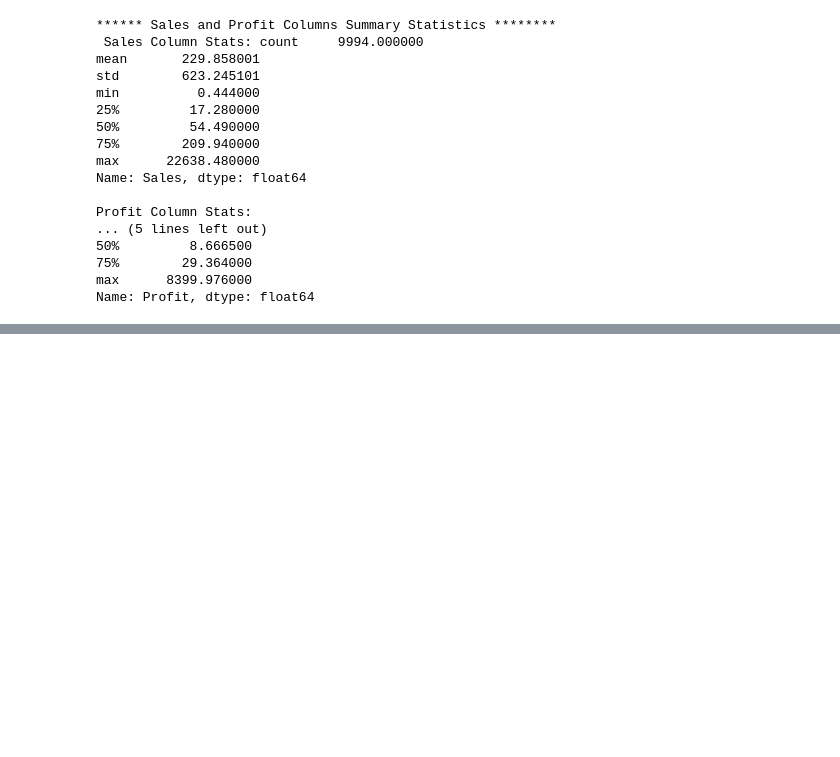
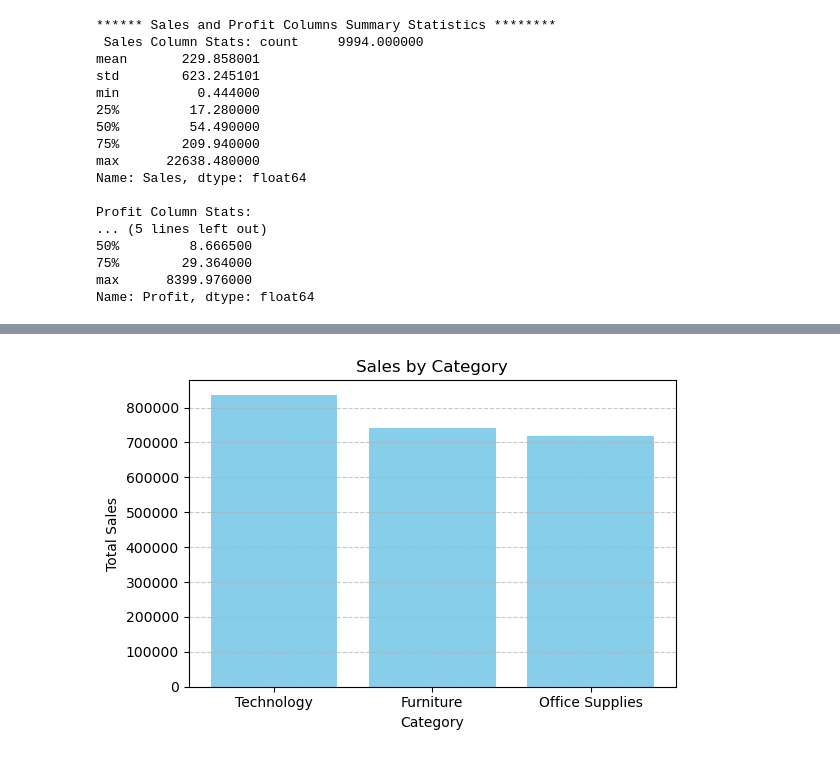
Before and after one commit to basaberi6/C6_ML5, a Jupyter notebook: SRC/exploratory_data_analysis.ipynb, the cells around one changed output, grey strips where cells are left out. Saved outputs shown, nothing was run; the diff lists cells and outputs as text; code cells hidden in the pictures; blank space fills up the shorter version.

```diff
--- a/SRC/exploratory_data_analysis.ipynb
+++ b/SRC/exploratory_data_analysis.ipynb
@@ -82,0 +197,18 @@ Name: Profit, dtype: float64
+# %%
+# Group sales by category
+category_sales = df.groupby('Category')['Sales'].sum().reset_index()
+
+# Sort values (optional, for nicer chart)
+category_sales = category_sales.sort_values(by='Sales', ascending=False)
+
+# Plot
+plt.figure(figsize=(6, 4))
+plt.bar(category_sales['Category'], category_sales['Sales'], color='skyblue')
+plt.title('Sales by Category')
+plt.xlabel('Category')
+plt.ylabel('Total Sales')
+plt.grid(axis='y', linestyle='--', alpha=0.7)
+plt.tight_layout()
+plt.show()
+# %% [output]
+[figure, added]
```
Also changed, not shown: parts of 12 cells of this notebook, 3 other files.
